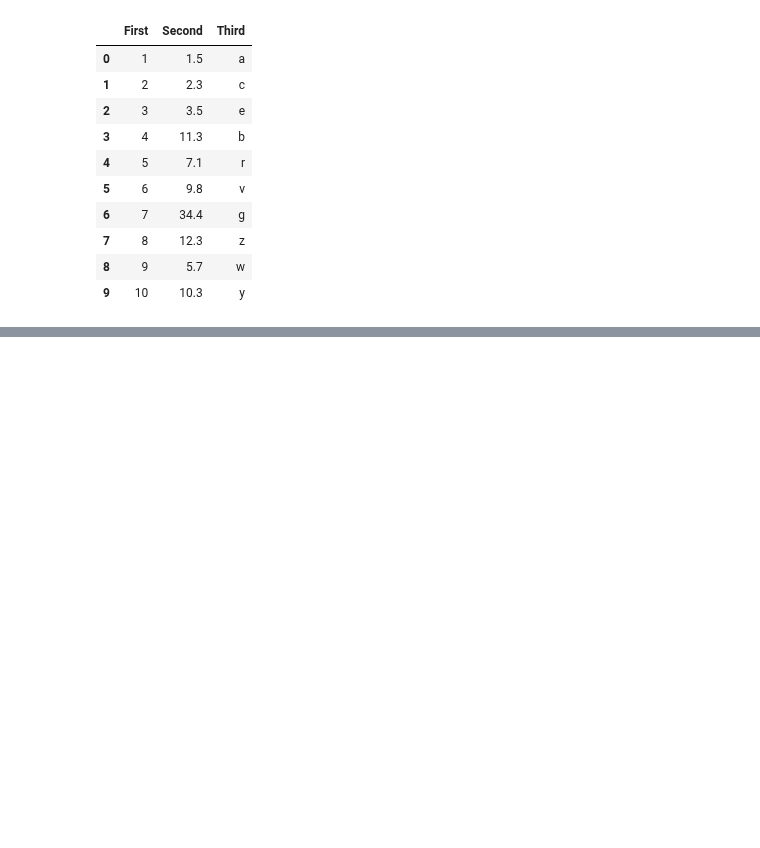
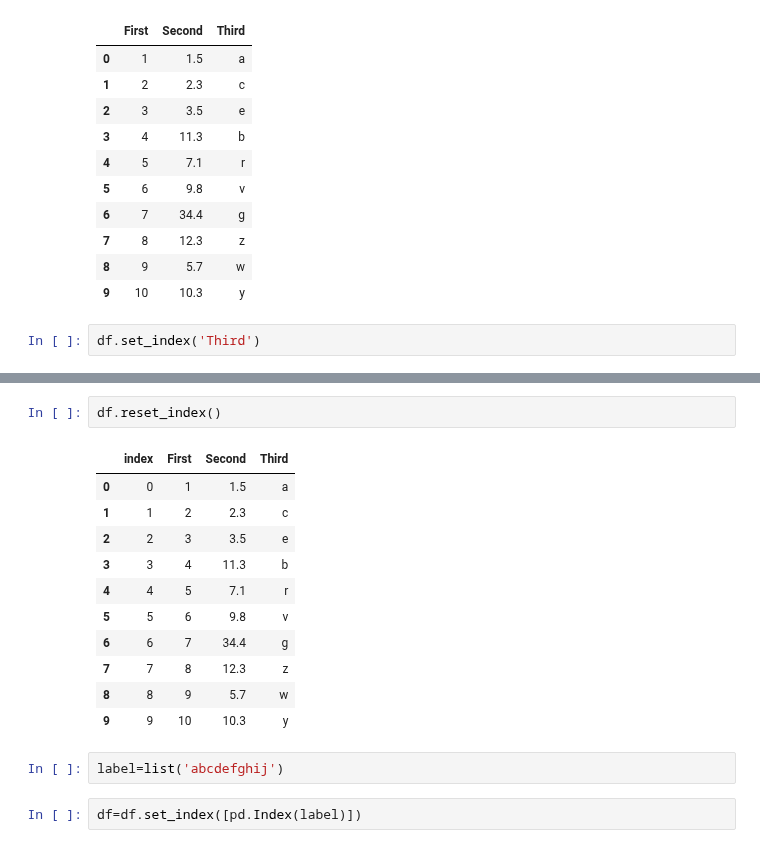
Before and after one commit to SathvikAdiraju/PP, a Jupyter notebook: 5 June 2020.ipynb, the cells around one changed output, grey strips where cells are left out. Cells and saved outputs as stored; diff of their text form; blank space fills up the shorter version.

```diff
--- a/5 June 2020.ipynb
+++ b/5 June 2020.ipynb
@@ -333,3 +333,5 @@ df
 | 7 | 8 | 12.3 | z |
 | 8 | 9 | 5.7 | w |
 | 9 | 10 | 10.3 | y |
+# %%
+df.set_index('Third')
@@ -335,0 +351,18 @@ df
+# %%
+df.reset_index()
+# %% [output]
+|  | index | First | Second | Third |
+| 0 | 0 | 1 | 1.5 | a |
+| 1 | 1 | 2 | 2.3 | c |
+| 2 | 2 | 3 | 3.5 | e |
+| 3 | 3 | 4 | 11.3 | b |
+| 4 | 4 | 5 | 7.1 | r |
+| 5 | 5 | 6 | 9.8 | v |
+| 6 | 6 | 7 | 34.4 | g |
+| 7 | 7 | 8 | 12.3 | z |
+| 8 | 8 | 9 | 5.7 | w |
+| 9 | 9 | 10 | 10.3 | y |
+# %%
+label=list('abcdefghij')
+# %%
+df=df.set_index([pd.Index(label)])
```
Also changed, not shown: parts of 15 cells of this notebook.
